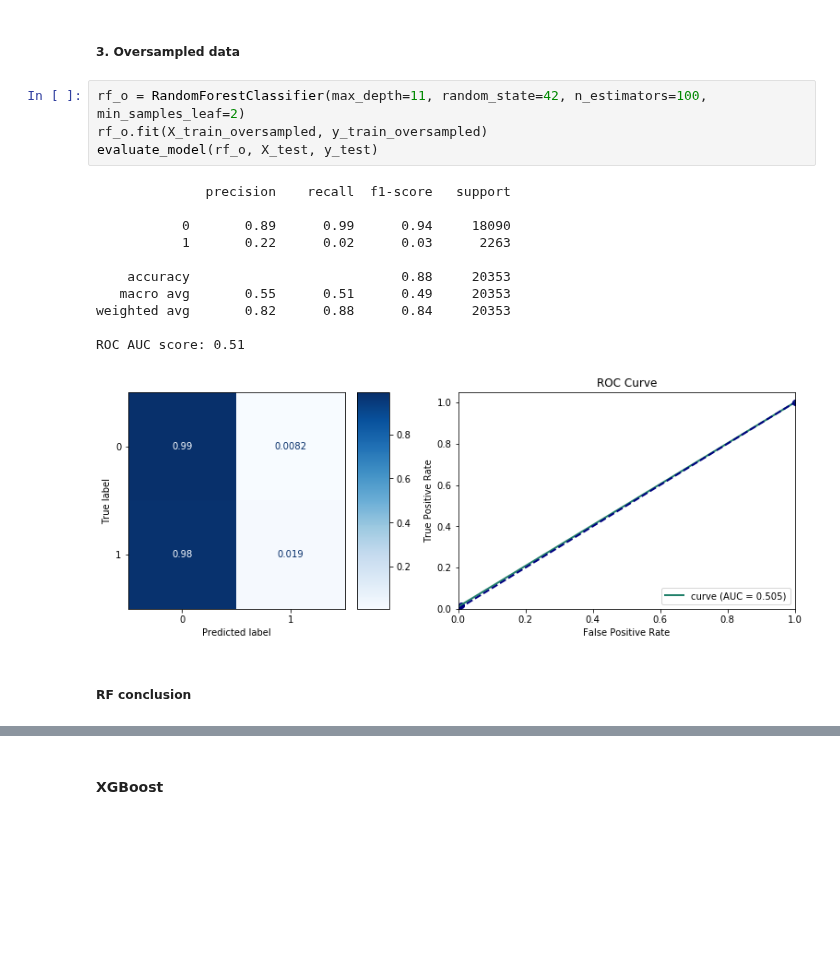
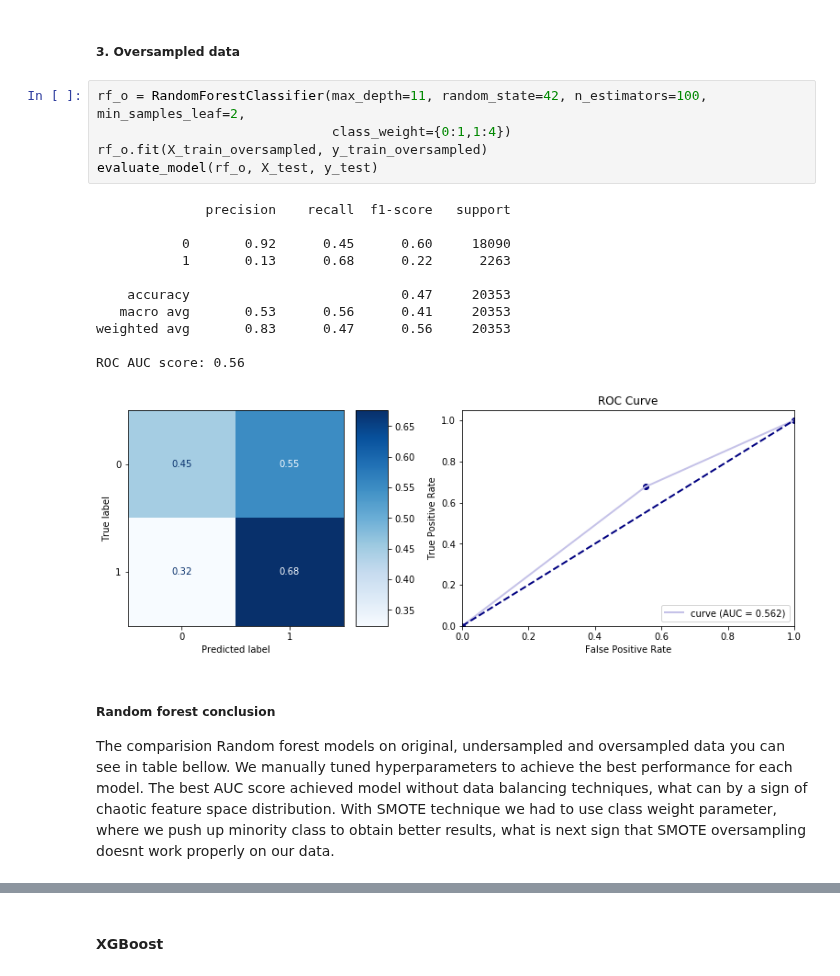
Before and after one commit to pmacinec/diabetes-patients-readmissions-prediction, a Jupyter notebook: notebooks/2_model_selection.ipynb, the cells around one changed output, grey strips where cells are left out. Cells and saved outputs as stored; diff of their text form; blank space fills up the shorter version.

Commit message:
ADD: description for model selection

```diff
--- a/notebooks/2_model_selection.ipynb
+++ b/notebooks/2_model_selection.ipynb
@@ -123,23 +121,26 @@ ROC AUC score: 0.47
 # %% [markdown]
 ##### 3. Oversampled data
 # %%
-rf_o = RandomForestClassifier(max_depth=11, random_state=42, n_estimators=100, min_samples_leaf=2)
+rf_o = RandomForestClassifier(max_depth=11, random_state=42, n_estimators=100, min_samples_leaf=2,
+                              class_weight={0:1,1:4})
 rf_o.fit(X_train_oversampled, y_train_oversampled)
 evaluate_model(rf_o, X_test, y_test)
 # %% [output]
               precision    recall  f1-score   support
 
-           0       0.89      0.99      0.94     18090
-           1       0.22      0.02      0.03      2263
+           0       0.92      0.45      0.60     18090
+           1       0.13      0.68      0.22      2263
 
-    accuracy                           0.88     20353
-   macro avg       0.55      0.51      0.49     20353
-weighted avg       0.82      0.88      0.84     20353
+    accuracy                           0.47     20353
+   macro avg       0.53      0.56      0.41     20353
+weighted avg       0.83      0.47      0.56     20353
 
-ROC AUC score: 0.51
+ROC AUC score: 0.56
-[figure, old version]
+[figure, new version]
-# %% [markdown]
-##### RF conclusion
+# %% [markdown]
+##### Random forest conclusion
+
+The comparision Random forest models on original, undersampled and oversampled data you can see in table bellow. We manually tuned hyperparameters to achieve the best performance for each model. The best AUC score achieved model without data balancing techniques, what can by a sign of chaotic feature space distribution. With SMOTE technique we had to use class weight parameter, where we push up minority class to obtain better results, what is next sign that SMOTE oversampling doesnt work properly on our data.
 # %%
 compare_models([rf, rf_u, rf_o],
                ['RF', 'RF undersampled', 'RF oversampled'],
```
Also changed, not shown: parts of 25 cells of this notebook.
